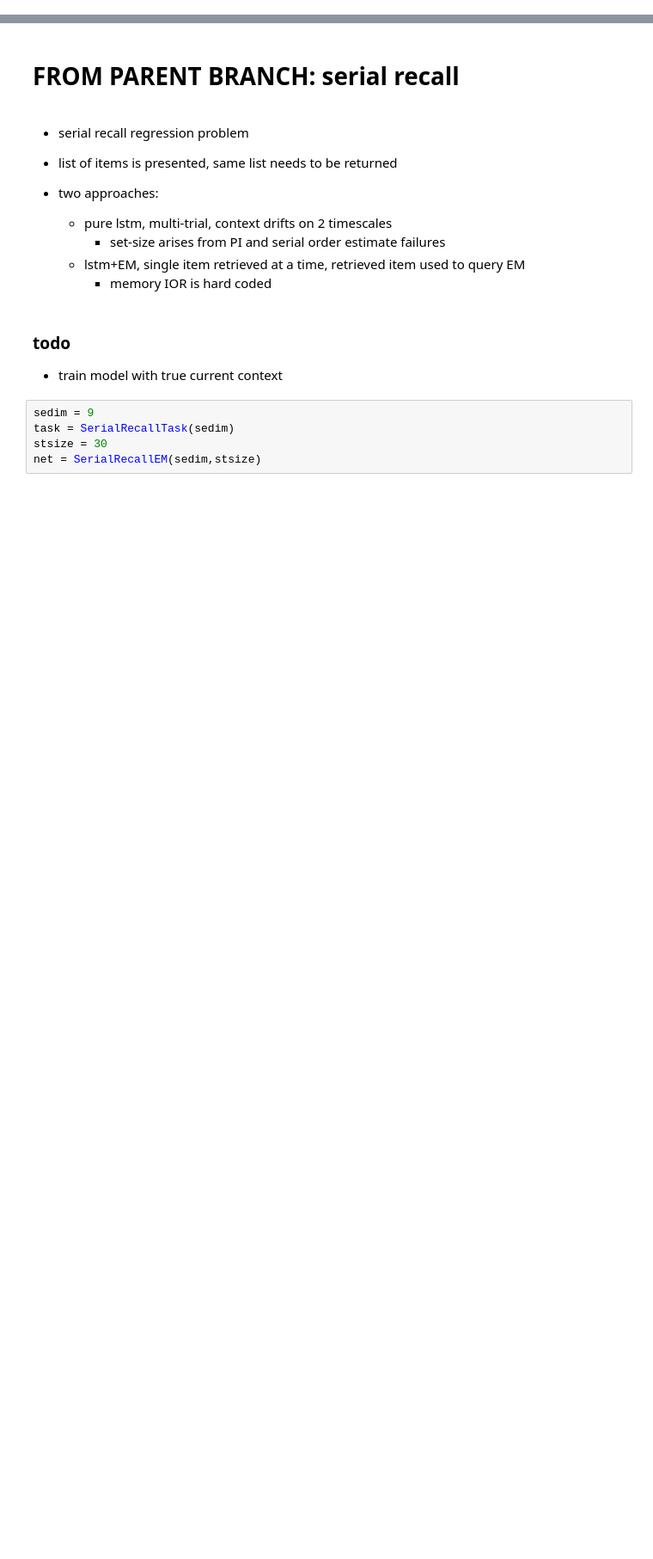
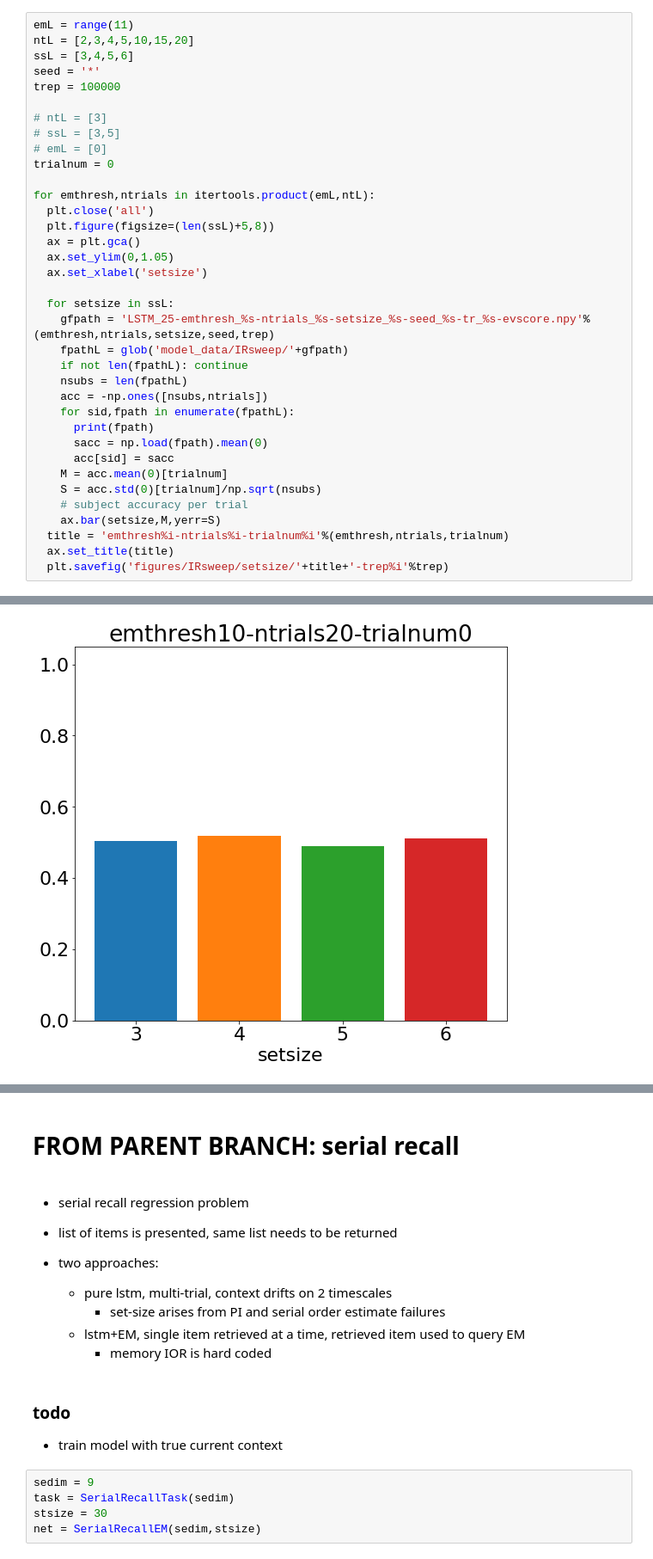
Before and after one commit to andrebeu/nback, a Jupyter notebook: pure EM - item recognition.ipynb, the cells around one changed output, grey strips where cells are left out. Shown at 86% size. Saved outputs shown, nothing was run; the diff lists cells and outputs as text; blank space fills up the shorter version.

```diff
--- a/pure EM - item recognition.ipynb
+++ b/pure EM - item recognition.ipynb
@@ -23,0 +197,37 @@ The autoreload extension is already loaded. To reload it, use:
+# %%
+emL = range(11)
+ntL = [2,3,4,5,10,15,20]
+ssL = [3,4,5,6]
+seed = '*'
+trep = 100000
+
+# ntL = [3]
+# ssL = [3,5]
+# emL = [0]
+trialnum = 0
+
+for emthresh,ntrials in itertools.product(emL,ntL):
+  plt.close('all')
+  plt.figure(figsize=(len(ssL)+5,8))
+  ax = plt.gca()
+  ax.set_ylim(0,1.05)
+  ax.set_xlabel('setsize')
+
+  for setsize in ssL:
+    gfpath = 'LSTM_25-emthresh_%s-ntrials_%s-setsize_%s-seed_%s-tr_%s-evscore.npy'%(emthresh,ntrials,setsize,seed,trep)
+    fpathL = glob('model_data/IRsweep/'+gfpath)
+    if not len(fpathL): continue
+    nsubs = len(fpathL)
+    acc = -np.ones([nsubs,ntrials])
+    for sid,fpath in enumerate(fpathL):
+      print(fpath)
+      sacc = np.load(fpath).mean(0)
+      acc[sid] = sacc
+    M = acc.mean(0)[trialnum]
+    S = acc.std(0)[trialnum]/np.sqrt(nsubs)
+    # subject accuracy per trial
+    ax.bar(setsize,M,yerr=S)
+  title = 'emthresh%i-ntrials%i-trialnum%i'%(emthresh,ntrials,trialnum)
+  ax.set_title(title)
+  plt.savefig('figures/IRsweep/setsize/'+title+'-trep%i'%trep)
+# %% [output]
@@ -23,0 +251 @@ The autoreload extension is already loaded. To reload it, use:
+[figure, added]
```
Also changed, not shown: parts of 29 cells of this notebook, 6 other files.
